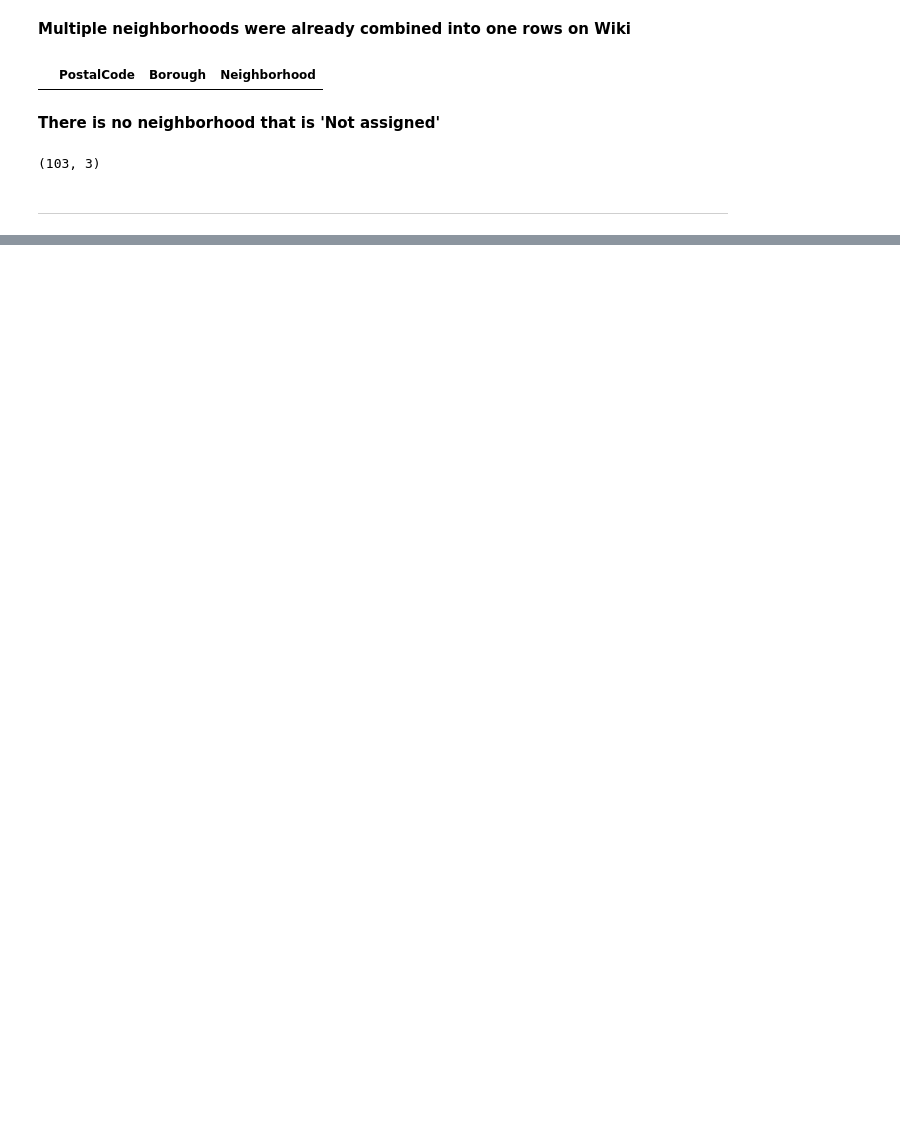
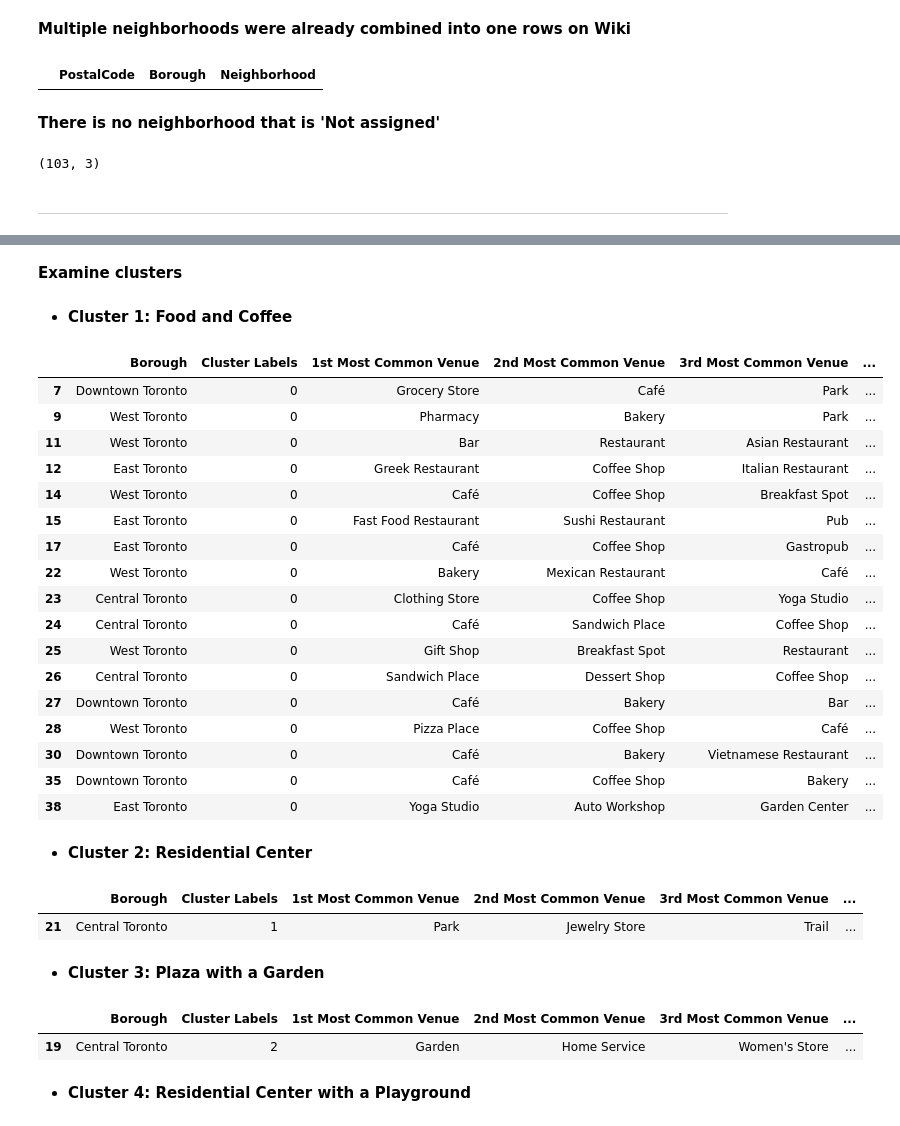
Before and after one commit to Andersen1997/Applied-Data-Science-Capstone-with-Python, a Jupyter notebook: Segmenting-and-Clustering-Neighborhoods-in-Toronto.ipynb, the cells around one changed output, grey strips where cells are left out. Cells and saved outputs as stored; diff of their text form; code cells hidden in the pictures; blank space fills up the shorter version.

```diff
--- a/Segmenting-and-Clustering-Neighborhoods-in-Toronto.ipynb
+++ b/Segmenting-and-Clustering-Neighborhoods-in-Toronto.ipynb
@@ -106,0 +445,11 @@ df_assigned.shape
+# %%
+# set number of clusters
+kclusters = 10
+
+toronto_grouped_clustering = toronto_grouped.drop('Neighborhood', 1)
+
+# run k-means clustering
+kmeans = KMeans(n_clusters = kclusters, random_state = 0).fit(toronto_grouped_clustering)
+
+# check cluster labels generated for each row in the dataframe
+kmeans.labels_[0:10]
@@ -106,0 +458,4 @@ df_assigned.shape
+# %%
+# add clustering labels
+neighborhoods_venues_cluster = neighborhoods_venues_sorted.copy()
+neighborhoods_venues_cluster.head()
@@ -106,0 +469,9 @@ df_assigned.shape
+# %%
+neighborhoods_venues_cluster.insert(0, 'Cluster Labels', kmeans.labels_)
+# %%
+toronto_merged = df_poscoord
+
+# merge toronto_grouped with toronto_data to add latitude/longitude for each neighborhood
+toronto_merged = toronto_merged.join(neighborhoods_venues_cluster.set_index('Neighborhood'), on = 'Neighborhood')
+
+toronto_merged.head() # check the last columns!
@@ -106,0 +511,41 @@ df_assigned.shape
+# %% [markdown]
+**Examine clusters**
+# %% [markdown]
+* __Cluster 1: Food and Coffee__
+# %%
+toronto_merged.loc[toronto_merged['Cluster Labels'] == 0, toronto_merged.columns[[1] + list(range(5, toronto_merged.shape[1]))]]
+# %% [output]
+|  | Borough | Cluster Labels | 1st Most Common Venue | 2nd Most Common Venue | 3rd Most Common Venue | ... |
+| 7 | Downtown Toronto | 0 | Grocery Store | Café | Park | ... |
+| 9 | West Toronto | 0 | Pharmacy | Bakery | Park | ... |
+| 11 | West Toronto | 0 | Bar | Restaurant | Asian Restaurant | ... |
+| 12 | East Toronto | 0 | Greek Restaurant | Coffee Shop | Italian Restaurant | ... |
+| 14 | West Toronto | 0 | Café | Coffee Shop | Breakfast Spot | ... |
+| 15 | East Toronto | 0 | Fast Food Restaurant | Sushi Restaurant | Pub | ... |
+| 17 | East Toronto | 0 | Café | Coffee Shop | Gastropub | ... |
+| 22 | West Toronto | 0 | Bakery | Mexican Restaurant | Café | ... |
+| 23 | Central Toronto | 0 | Clothing Store | Coffee Shop | Yoga Studio | ... |
+| 24 | Central Toronto | 0 | Café | Sandwich Place | Coffee Shop | ... |
+| 25 | West Toronto | 0 | Gift Shop | Breakfast Spot | Restaurant | ... |
+| 26 | Central Toronto | 0 | Sandwich Place | Dessert Shop | Coffee Shop | ... |
+| 27 | Downtown Toronto | 0 | Café | Bakery | Bar | ... |
+| 28 | West Toronto | 0 | Pizza Place | Coffee Shop | Café | ... |
+| 30 | Downtown Toronto | 0 | Café | Bakery | Vietnamese Restaurant | ... |
+| 35 | Downtown Toronto | 0 | Café | Coffee Shop | Bakery | ... |
+| 38 | East Toronto | 0 | Yoga Studio | Auto Workshop | Garden Center | ... |
+# %% [markdown]
+* __Cluster 2: Residential Center__
+# %%
+toronto_merged.loc[toronto_merged['Cluster Labels'] == 1, toronto_merged.columns[[1] + list(range(5, toronto_merged.shape[1]))]]
+# %% [output]
+|  | Borough | Cluster Labels | 1st Most Common Venue | 2nd Most Common Venue | 3rd Most Common Venue | ... |
+| 21 | Central Toronto | 1 | Park | Jewelry Store | Trail | ... |
+# %% [markdown]
+* __Cluster 3: Plaza with a Garden__
+# %%
+toronto_merged.loc[toronto_merged['Cluster Labels'] == 2, toronto_merged.columns[[1] + list(range(5, toronto_merged.shape[1]))]]
+# %% [output]
+|  | Borough | Cluster Labels | 1st Most Common Venue | 2nd Most Common Venue | 3rd Most Common Venue | ... |
+| 19 | Central Toronto | 2 | Garden | Home Service | Women's Store | ... |
+# %% [markdown]
+* __Cluster 4: Residential Center with a Playground__
```
Also changed, not shown: parts of 59 cells of this notebook.
